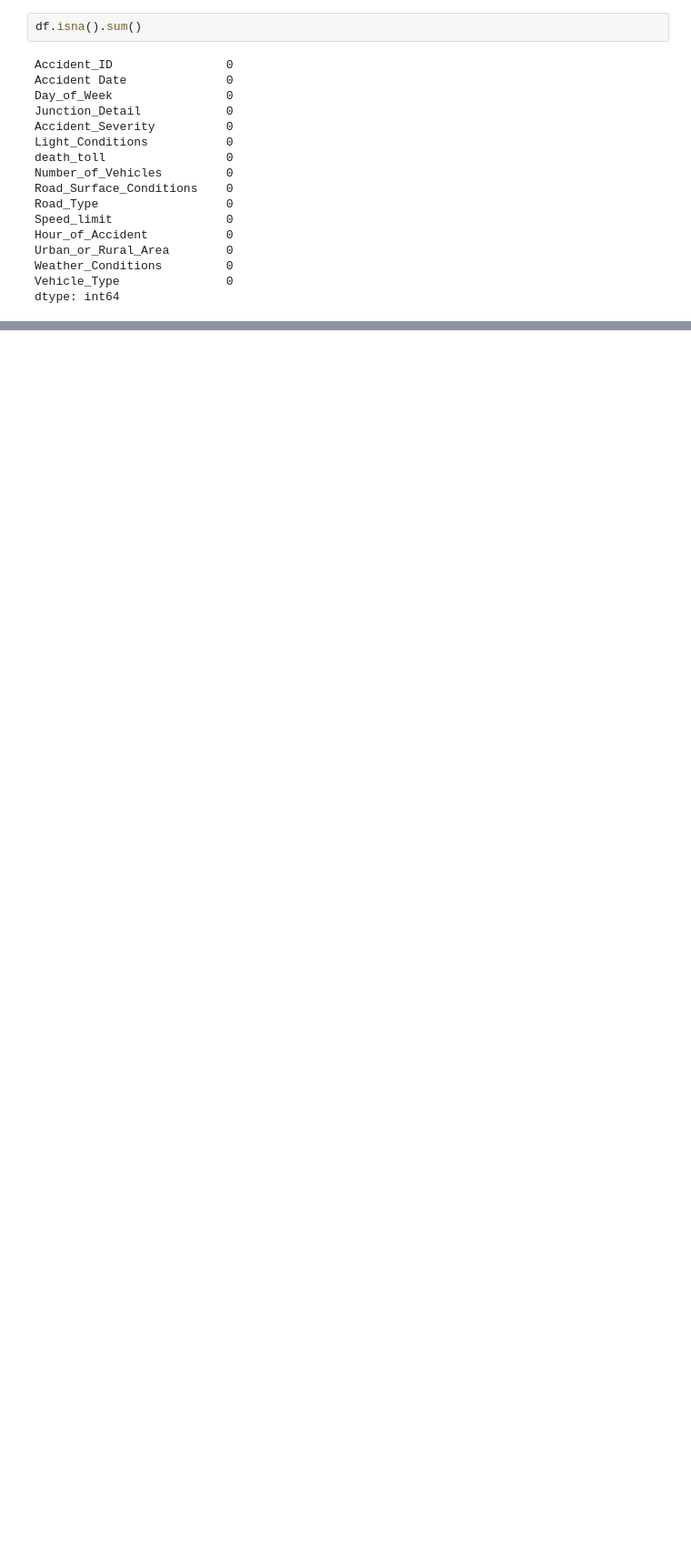
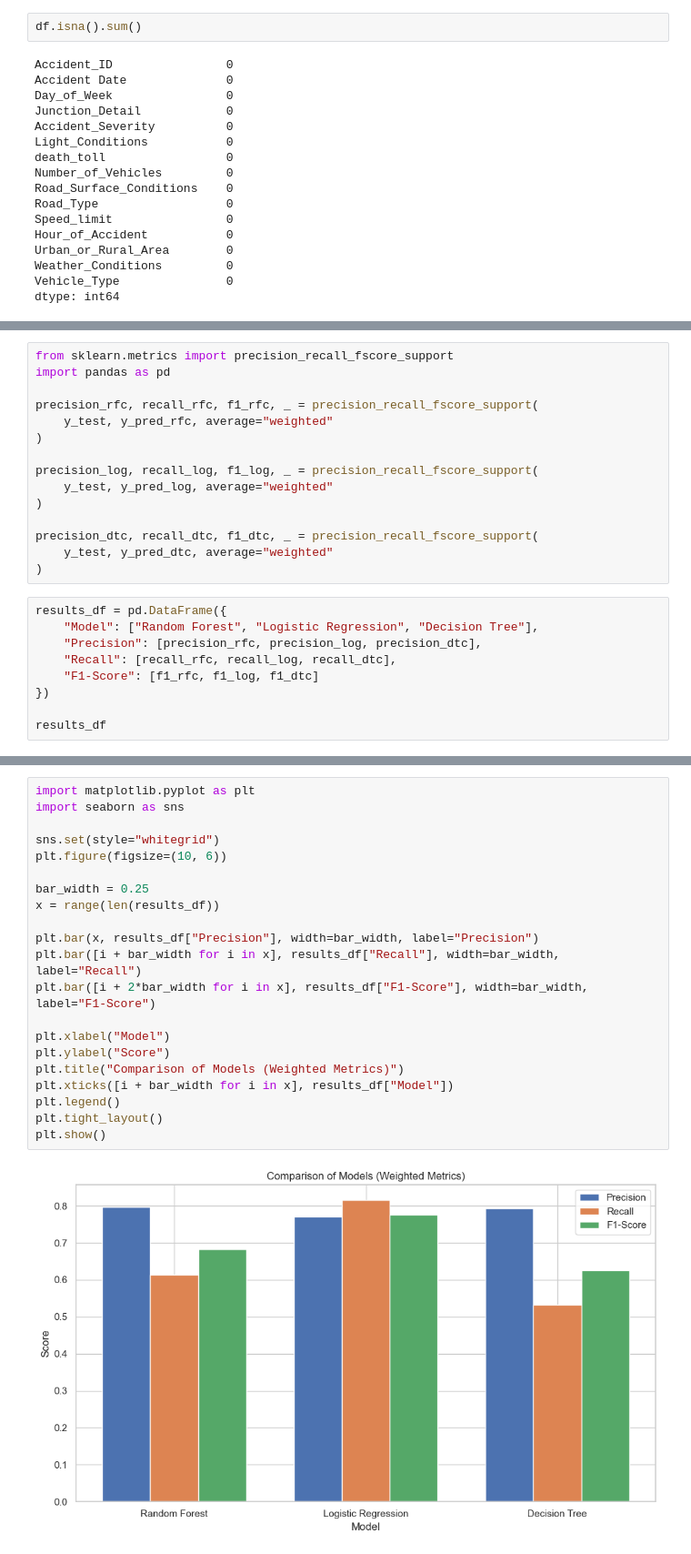
Before and after one commit to alixkaw/DPP-1, a Jupyter notebook: notebooks/01_exploration.ipynb, the cells around one changed output, grey strips where cells are left out. Shown at 91% size. Drawn from its saved outputs; the diff is of its cells as text; blank space fills up the shorter version.

Commit message:
Add Logistic Regression + Decision Tree + Graphic Compare

```diff
--- a/notebooks/01_exploration.ipynb
+++ b/notebooks/01_exploration.ipynb
@@ -433,0 +521,24 @@ Confusion matrix:
+# %%
+from sklearn.metrics import precision_recall_fscore_support
+import pandas as pd
+
+precision_rfc, recall_rfc, f1_rfc, _ = precision_recall_fscore_support(
+    y_test, y_pred_rfc, average="weighted"
+)
+
+precision_log, recall_log, f1_log, _ = precision_recall_fscore_support(
+    y_test, y_pred_log, average="weighted"
+)
+
+precision_dtc, recall_dtc, f1_dtc, _ = precision_recall_fscore_support(
+    y_test, y_pred_dtc, average="weighted"
+)
+# %%
+results_df = pd.DataFrame({
+    "Model": ["Random Forest", "Logistic Regression", "Decision Tree"],
+    "Precision": [precision_rfc, precision_log, precision_dtc],
+    "Recall": [recall_rfc, recall_log, recall_dtc],
+    "F1-Score": [f1_rfc, f1_log, f1_dtc]
+})
+
+results_df
@@ -433,0 +550,23 @@ Confusion matrix:
+# %%
+import matplotlib.pyplot as plt
+import seaborn as sns
+
+sns.set(style="whitegrid")
+plt.figure(figsize=(10, 6))
+
+bar_width = 0.25
+x = range(len(results_df))
+
+plt.bar(x, results_df["Precision"], width=bar_width, label="Precision")
+plt.bar([i + bar_width for i in x], results_df["Recall"], width=bar_width, label="Recall")
+plt.bar([i + 2*bar_width for i in x], results_df["F1-Score"], width=bar_width, label="F1-Score")
+
+plt.xlabel("Model")
+plt.ylabel("Score")
+plt.title("Comparison of Models (Weighted Metrics)")
+plt.xticks([i + bar_width for i in x], results_df["Model"])
+plt.legend()
+plt.tight_layout()
+plt.show()
+# %% [output]
+[figure, added]
```
Also changed, not shown: parts of 4 cells of this notebook.
